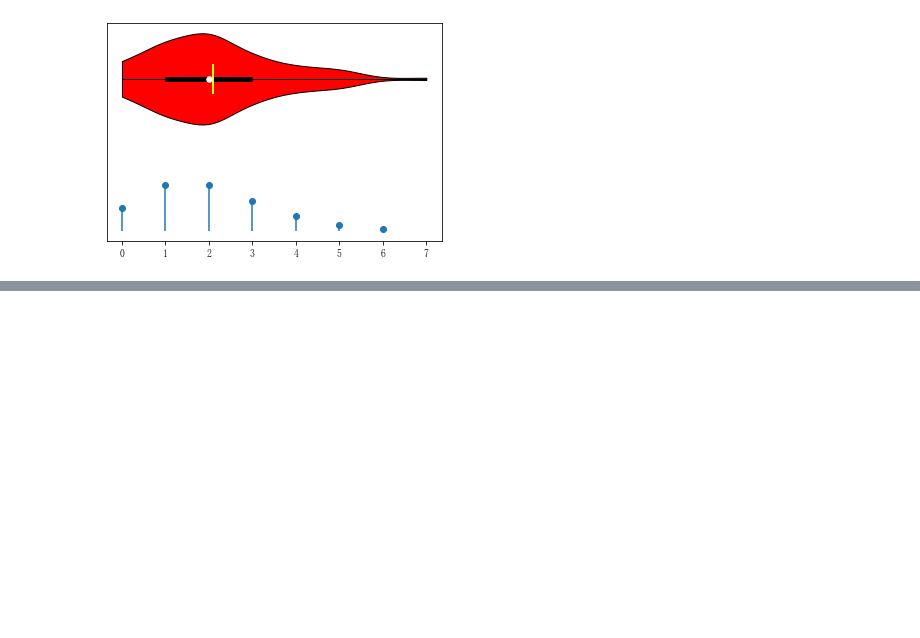
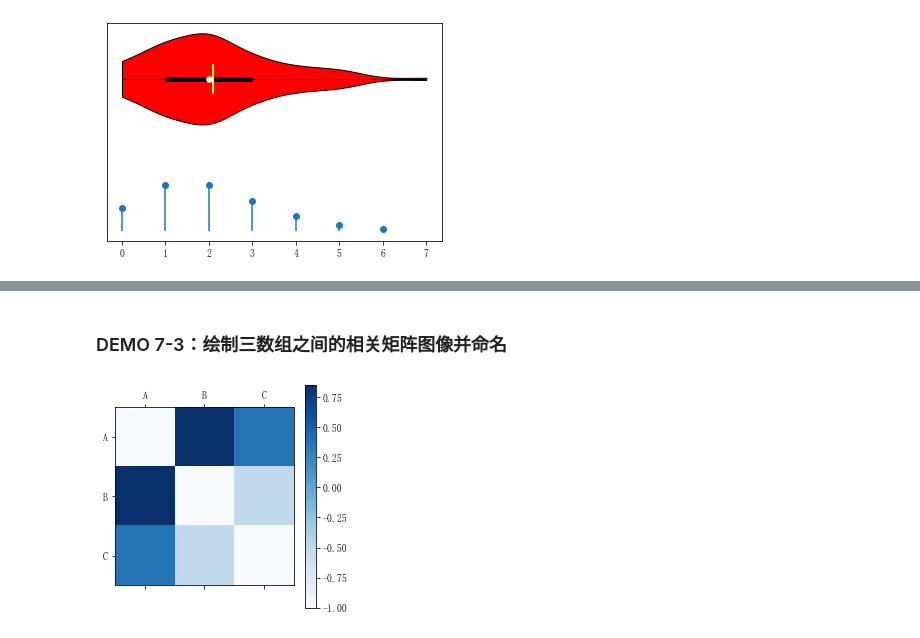
Before and after one commit to HOKOTATE-pzw/maysics, a Jupyter notebook: maysics教程/stats说明.ipynb, the cells around one changed output, grey strips where cells are left out. Cells and saved outputs as stored; diff of their text form; code cells hidden in the pictures; blank space fills up the shorter version.

```diff
--- a/maysics教程/stats说明.ipynb
+++ b/maysics教程/stats说明.ipynb
@@ -311,0 +422,13 @@ dft.show()
+# %% [markdown]
+### DEMO 7-3：绘制三数组之间的相关矩阵图像并命名
+# %%
+from maysics.stats import PRC
+
+array1 = [1, 2, 3, 4]
+array2 = [-1, 3, 7, 5]
+array3 = [4, 7, 1, 5]
+
+prc = PRC(array1, array2, array3)
+prc.show(index=['A', 'B', 'C'])
+# %% [output]
+[figure, added]
```
Also changed, not shown: parts of 11 cells of this notebook, 6 other files.
